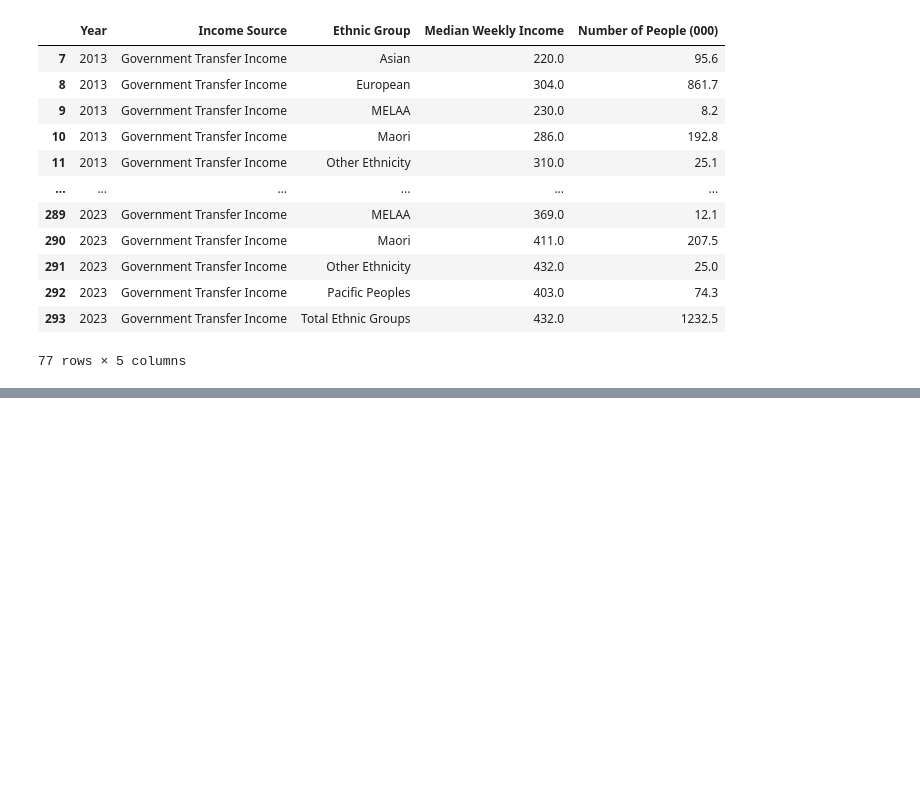
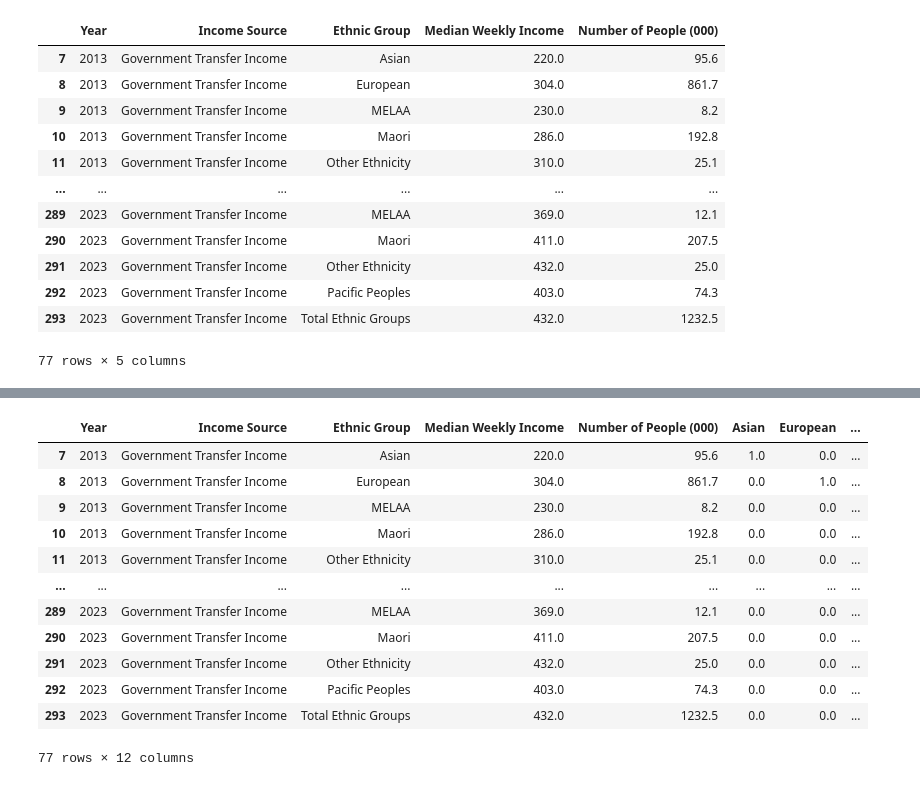
Before and after one commit to jujumannz333/INFO361-Project, a Jupyter notebook: GP Inflation.ipynb, the cells around one changed output, grey strips where cells are left out. Saved outputs shown, nothing was run; the diff lists cells and outputs as text; code cells hidden in the pictures; blank space fills up the shorter version.

```diff
--- a/GP Inflation.ipynb
+++ b/GP Inflation.ipynb
@@ -278,0 +292,16 @@ Root Mean Squared Error: 0.33559097670707233
+# %%
+filtered_df
+# %% [output]
+|  | Year | Income Source | Ethnic Group | Median Weekly Income | Number of People (000) | Asian | European | ... |
+| 7 | 2013 | Government Transfer Income | Asian | 220.0 | 95.6 | 1.0 | 0.0 | ... |
+| 8 | 2013 | Government Transfer Income | European | 304.0 | 861.7 | 0.0 | 1.0 | ... |
+| 9 | 2013 | Government Transfer Income | MELAA | 230.0 | 8.2 | 0.0 | 0.0 | ... |
+| 10 | 2013 | Government Transfer Income | Maori | 286.0 | 192.8 | 0.0 | 0.0 | ... |
+| 11 | 2013 | Government Transfer Income | Other Ethnicity | 310.0 | 25.1 | 0.0 | 0.0 | ... |
+| ... | ... | ... | ... | ... | ... | ... | ... | ... |
+| 289 | 2023 | Government Transfer Income | MELAA | 369.0 | 12.1 | 0.0 | 0.0 | ... |
+| 290 | 2023 | Government Transfer Income | Maori | 411.0 | 207.5 | 0.0 | 0.0 | ... |
+| 291 | 2023 | Government Transfer Income | Other Ethnicity | 432.0 | 25.0 | 0.0 | 0.0 | ... |
+| 292 | 2023 | Government Transfer Income | Pacific Peoples | 403.0 | 74.3 | 0.0 | 0.0 | ... |
+| 293 | 2023 | Government Transfer Income | Total Ethnic Groups | 432.0 | 1232.5 | 0.0 | 0.0 | ... |
+77 rows × 12 columns
```
Also changed, not shown: parts of 4 cells of this notebook.
